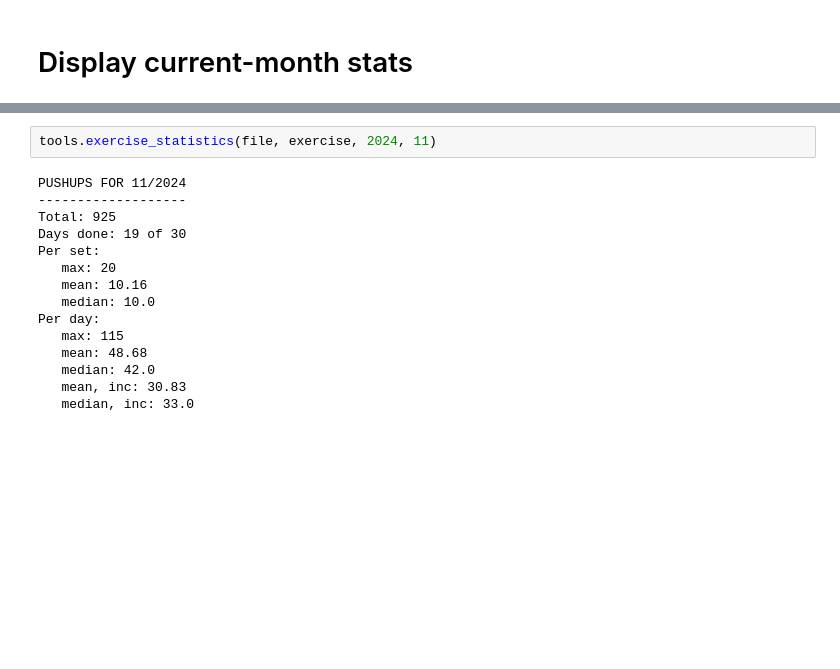
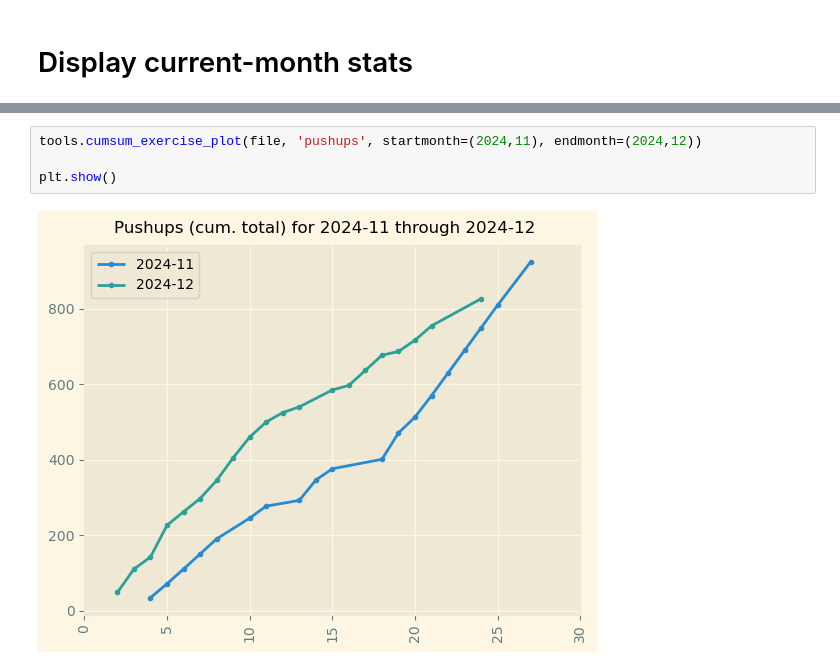
Before and after one commit to krsratliff/home_exercises, a Jupyter notebook: analysis.ipynb, the cells around one changed output, grey strips where cells are left out. Cells and saved outputs as stored; diff of their text form; blank space fills up the shorter version.

```diff
--- a/analysis.ipynb
+++ b/analysis.ipynb
@@ -76,17 +56,6 @@ plt.show()
-# %%
-tools.exercise_statistics(file, exercise, 2024, 11)
-# %% [output]
-PUSHUPS FOR 11/2024
--------------------
-Total: 925
-Days done: 19 of 30
-Per set:
-   max: 20
-   mean: 10.16
-   median: 10.0
-Per day:
-   max: 115
-   mean: 48.68
-   median: 42.0
-   mean, inc: 30.83
-   median, inc: 33.0
+# %%
+tools.cumsum_exercise_plot(file, 'pushups', startmonth=(2024,11), endmonth=(2024,12))
+
+plt.show()
+# %% [output]
+[figure, added]
```
Also changed, not shown: parts of 6 cells of this notebook, 2 other files.
